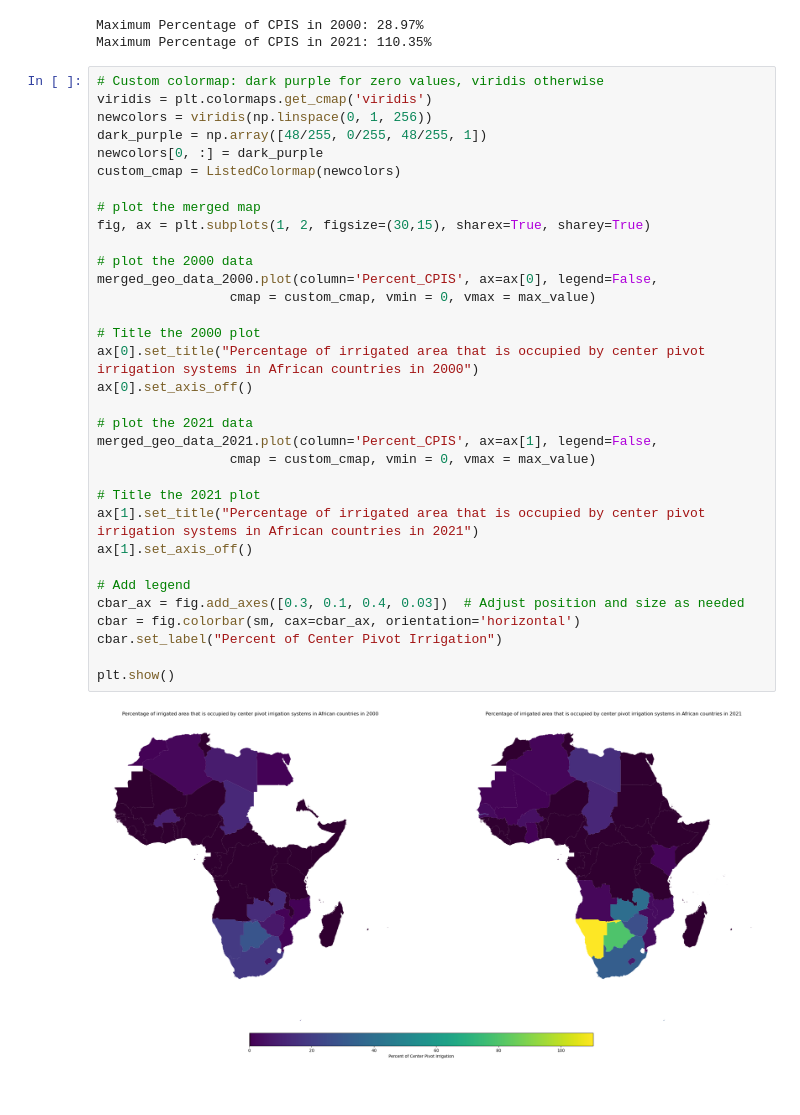
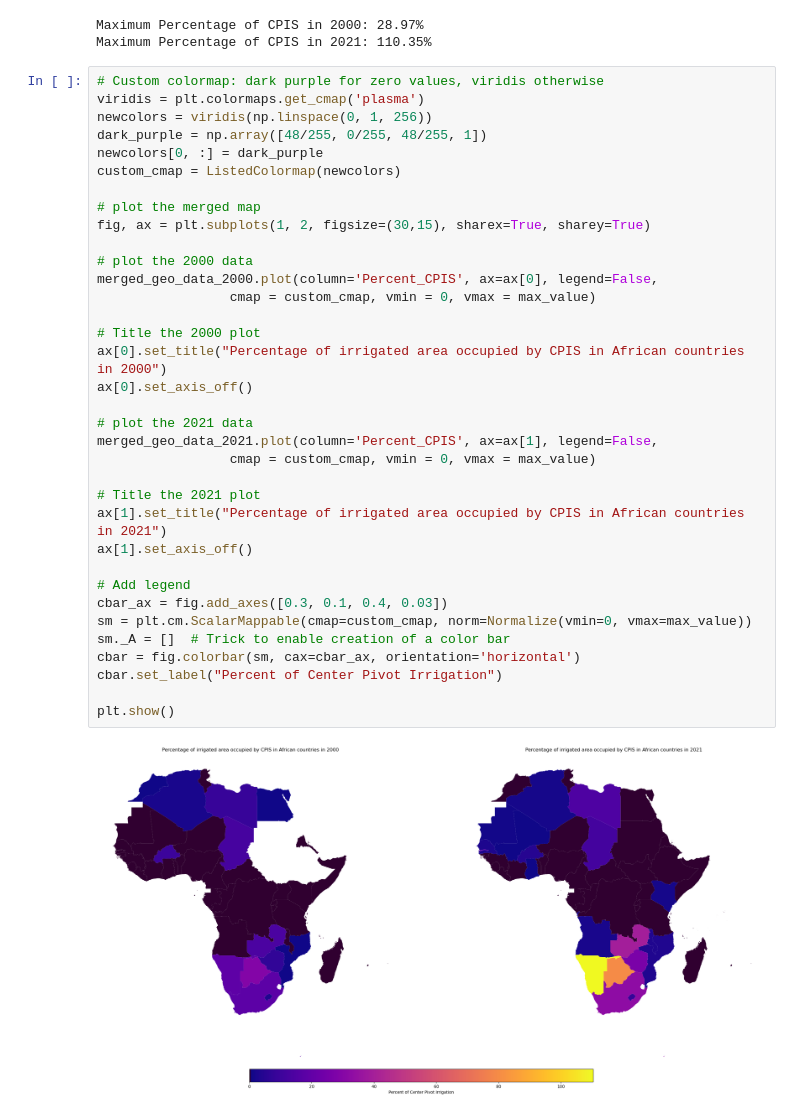
Before and after one commit to rellimylime/Africa_Irrigation, a Jupyter notebook: Code/1_analyze_data/1_CPIS_Africa_Map.ipynb, the cells around one changed output. Saved outputs shown, nothing was run; the diff lists cells and outputs as text.

```diff
--- a/Code/1_analyze_data/1_CPIS_Africa_Map.ipynb
+++ b/Code/1_analyze_data/1_CPIS_Africa_Map.ipynb
@@ -144,36 +144,38 @@ Maximum Percentage of CPIS in 2000: 28.97%
 Maximum Percentage of CPIS in 2021: 110.35%
 # %%
 # Custom colormap: dark purple for zero values, viridis otherwise
-viridis = plt.colormaps.get_cmap('viridis')
+viridis = plt.colormaps.get_cmap('plasma')
 newcolors = viridis(np.linspace(0, 1, 256))
 dark_purple = np.array([48/255, 0/255, 48/255, 1])
 newcolors[0, :] = dark_purple
 custom_cmap = ListedColormap(newcolors)
 
 # plot the merged map
 fig, ax = plt.subplots(1, 2, figsize=(30,15), sharex=True, sharey=True)
 
 # plot the 2000 data
 merged_geo_data_2000.plot(column='Percent_CPIS', ax=ax[0], legend=False,
                  cmap = custom_cmap, vmin = 0, vmax = max_value)
 
 # Title the 2000 plot
-ax[0].set_title("Percentage of irrigated area that is occupied by center pivot irrigation systems in African countries in 2000")
+ax[0].set_title("Percentage of irrigated area occupied by CPIS in African countries in 2000")
 ax[0].set_axis_off()
 
 # plot the 2021 data
 merged_geo_data_2021.plot(column='Percent_CPIS', ax=ax[1], legend=False,
                  cmap = custom_cmap, vmin = 0, vmax = max_value)
 
 # Title the 2021 plot
-ax[1].set_title("Percentage of irrigated area that is occupied by center pivot irrigation systems in African countries in 2021")
+ax[1].set_title("Percentage of irrigated area occupied by CPIS in African countries in 2021")
 ax[1].set_axis_off()
 
 # Add legend
-cbar_ax = fig.add_axes([0.3, 0.1, 0.4, 0.03])  # Adjust position and size as needed
+cbar_ax = fig.add_axes([0.3, 0.1, 0.4, 0.03])
+sm = plt.cm.ScalarMappable(cmap=custom_cmap, norm=Normalize(vmin=0, vmax=max_value))
+sm._A = []  # Trick to enable creation of a color bar
 cbar = fig.colorbar(sm, cax=cbar_ax, orientation='horizontal')
 cbar.set_label("Percent of Center Pivot Irrigation")
 
 plt.show()
 # %% [output]
-[figure, old version]
+[figure, new version]
```
Also changed, not shown: parts of 1 cell of this notebook.
